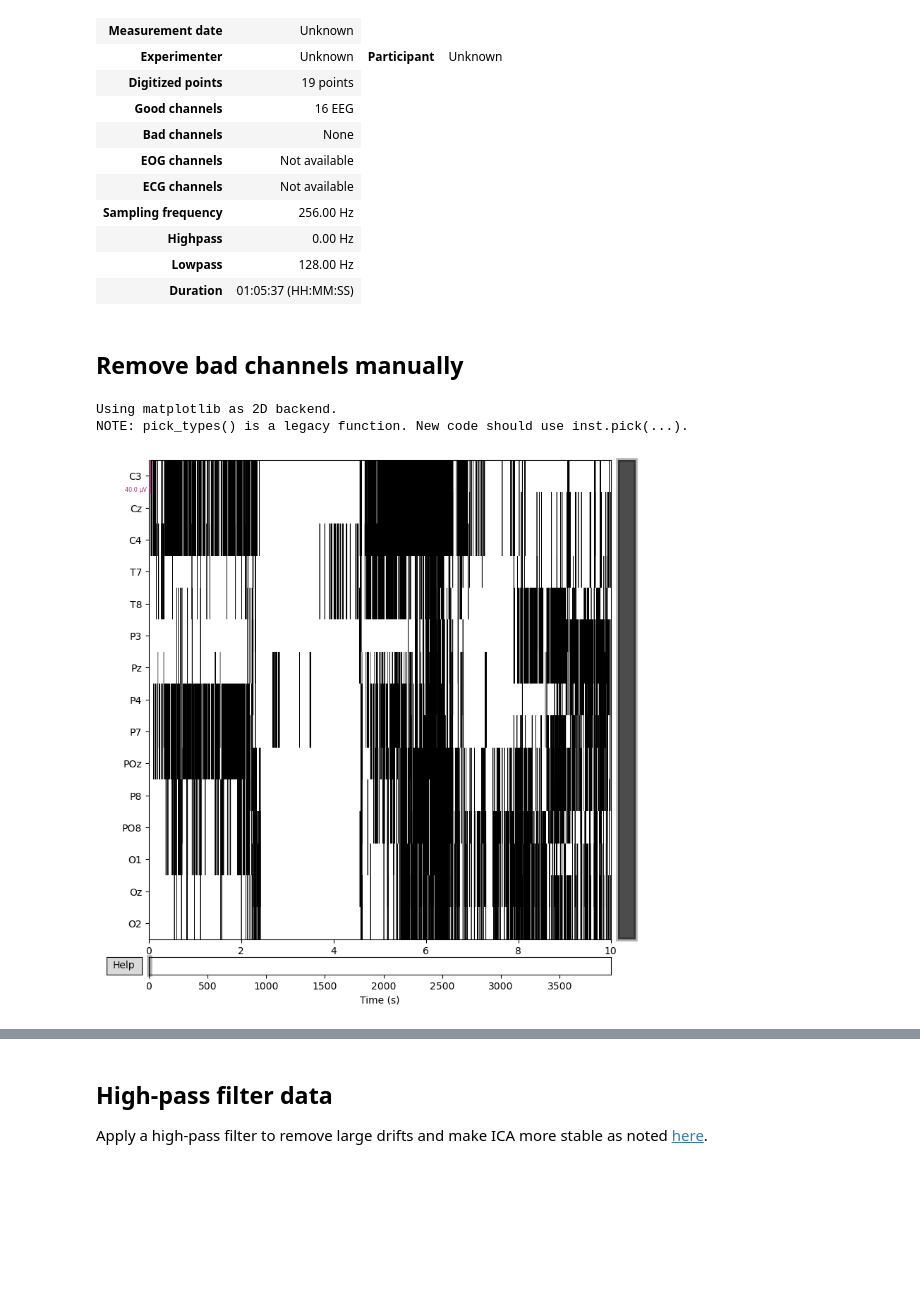
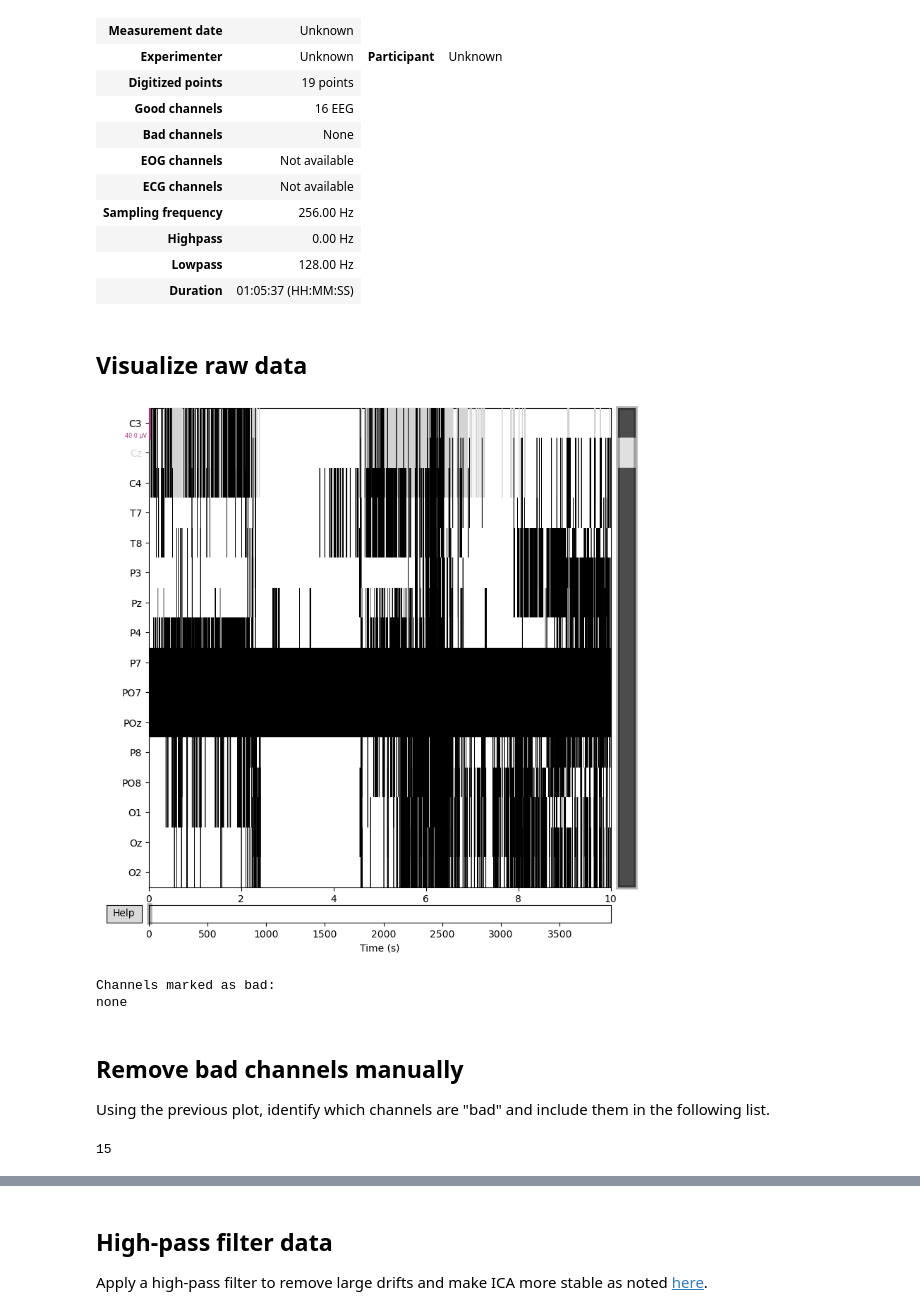
Before and after one commit to kirtonBCIlab/easy-on-the-eyes, a Jupyter notebook: eeg_preprocessing.ipynb, the cells around one changed output, grey strips where cells are left out. Cells and saved outputs as stored; diff of their text form; code cells hidden in the pictures; blank space fills up the shorter version.

Commit message:
Added vis for raw signal and fixed remove chans

```diff
--- a/eeg_preprocessing.ipynb
+++ b/eeg_preprocessing.ipynb
@@ -58,28 +58,15 @@ Ready.
 | Highpass | 0.00 Hz |
 | Lowpass | 128.00 Hz |
 | Duration | 01:05:37 (HH:MM:SS) |
-# %% [markdown]
-## Remove bad channels manually
-# %%
-#Settings
-bad_chans = []
-
-mne_raw.plot(title = "raw data")
-
-#remove a single channel
-mne_raw.info['bads'].append('PO7')
-bad_chans.append('P07')
-
-#remove a list of channels
-##mne_raw.info['bads'].extend([])
-
-#update the channel_names list
-# original = ["C3", "Cz", "C4", "T7", "T8", "P3", "Pz", "P4", "P7", "PO7", "POz", "P8", "PO8", "O1", "Oz", "O2"]
-ch_names = ["C3", "Cz", "C4", "T7", "T8", "P3", "Pz", "P4", "P7", "POz", "P8", "PO8", "O1", "Oz", "O2"]
-
-mne_raw_rm_chans = mne_raw.copy().pick_types(eeg = True, exclude= 'bads')
-mne_raw_rm_chans.plot(title = "raw after removing bads")
-# %% [output]
-Using matplotlib as 2D backend.
-NOTE: pick_types() is a legacy function. New code should use inst.pick(...).
-[figure, removed]
+# %% [markdown]
+## Visualize raw data
+# %%
+mne_raw.plot(title="RAW data")
+# %% [output]
+[figure, added]
+Channels marked as bad:
+none
+# %% [markdown]
+## Remove bad channels manually
+
+Using the previous plot, identify which channels are "bad" and include them in the following list.
@@ -85,0 +77,4 @@ NOTE: pick_types() is a legacy function. New code should use inst.pick(...).
+# %%
+len(ch_names)
+# %% [output]
+15
```
Also changed, not shown: parts of 2 cells of this notebook.
